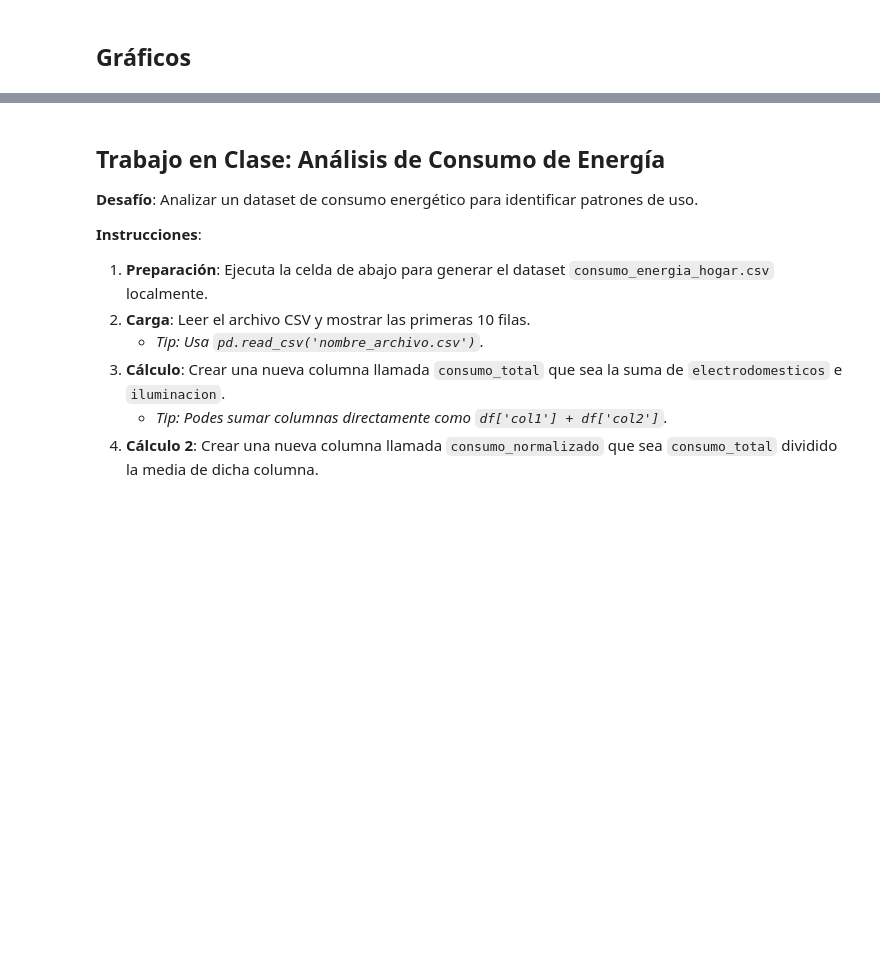
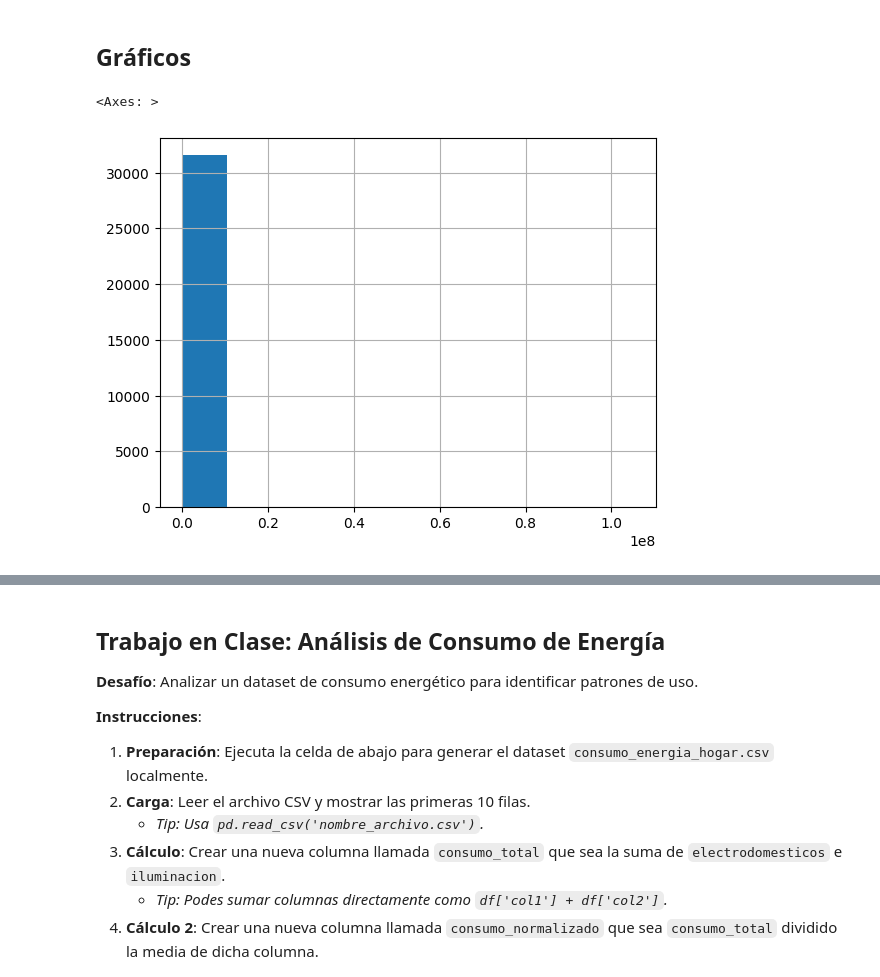
Before and after one commit to iespinozahDM/UBA-DM, a Jupyter notebook: Clase_02_pandas.ipynb, the cells around one changed output, grey strips where cells are left out. Cells and saved outputs as stored; diff of their text form; code cells hidden in the pictures; blank space fills up the shorter version.

```diff
--- a/Clase_02_pandas.ipynb
+++ b/Clase_02_pandas.ipynb
@@ -213,6 +540,9 @@ g.loc[g.number_of_reviews > 10]
 # %% [markdown]
 ## Gráficos
 # %%
-df.price.hist(bins=20)
+df.price.hist(bins=10)
+# %% [output]
+<Axes: >
+[figure, added]
 # %%
 df.hist(by="neighbourhood", column="price", figsize=(20, 10));
```
Also changed, not shown: parts of 30 cells of this notebook.
